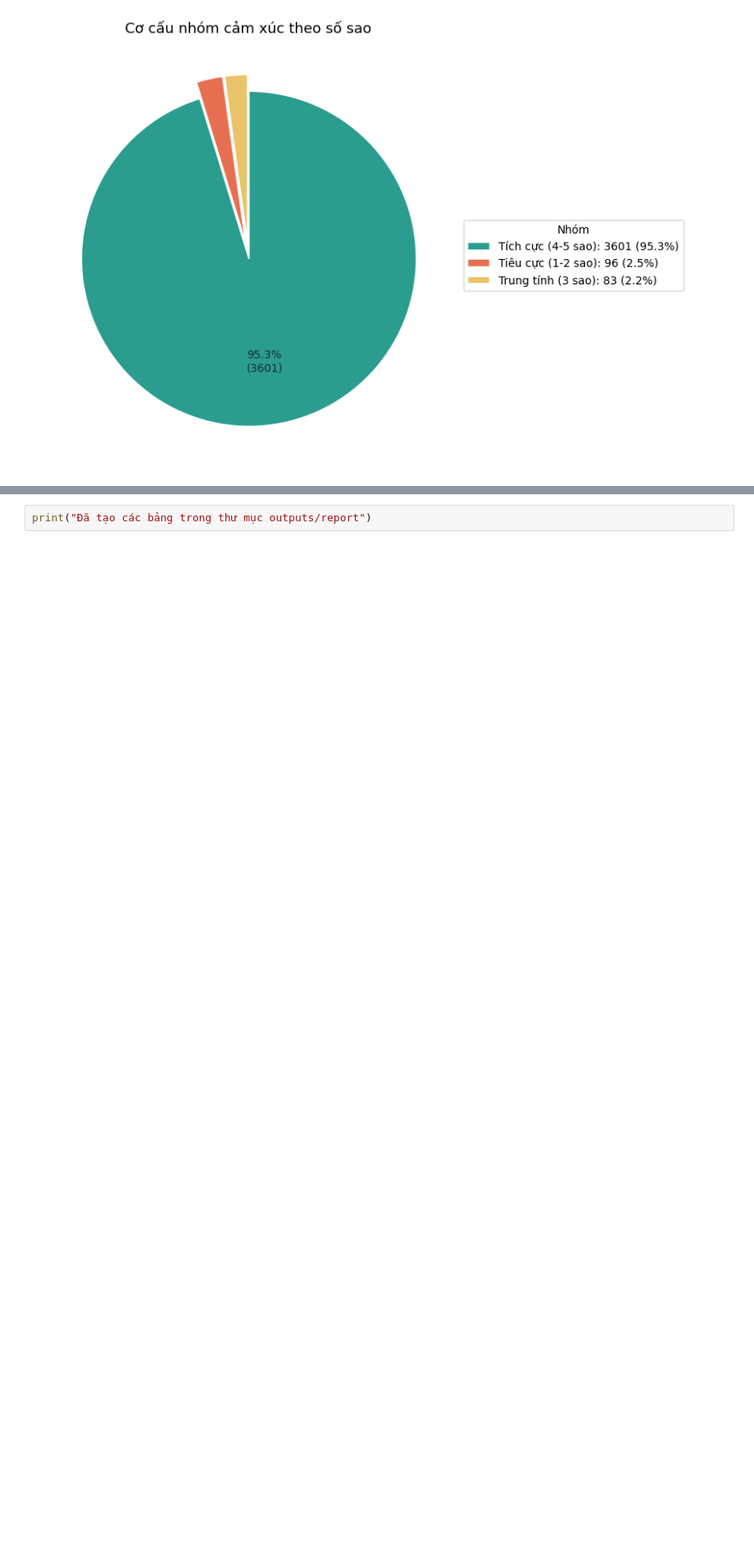
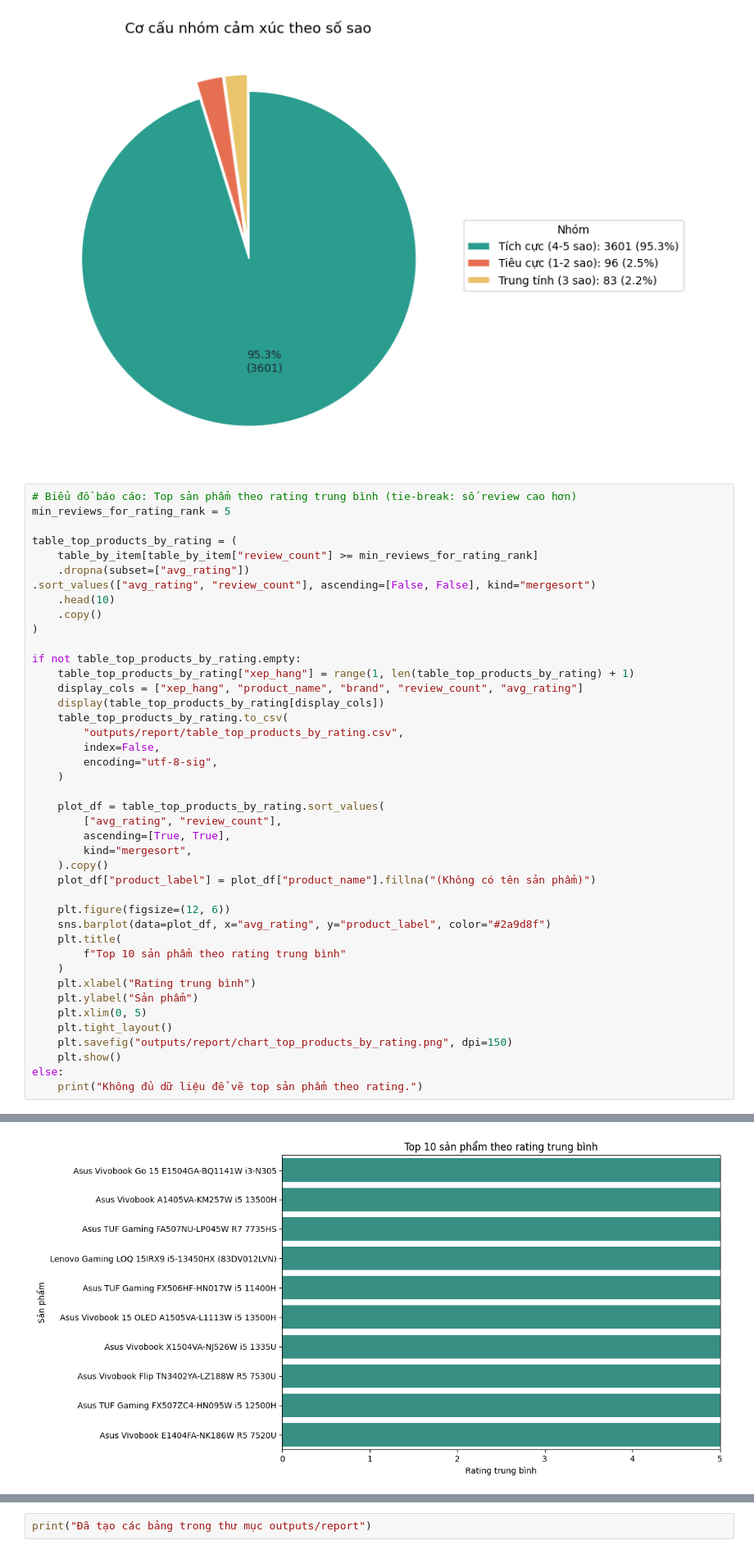
Before and after one commit to CodeingOver/KTLTTrongPTDL, a Jupyter notebook: 03_Report_Artifacts.ipynb, the cells around one changed output, grey strips where cells are left out. Shown at 82% size. Saved outputs shown, nothing was run; the diff lists cells and outputs as text; blank space fills up the shorter version.

```diff
--- a/03_Report_Artifacts.ipynb
+++ b/03_Report_Artifacts.ipynb
@@ -146,3 +146,46 @@ plt.show()
 # %% [output]
 [figure]
 [figure]
+# %%
+# Biểu đồ báo cáo: Top sản phẩm theo rating trung bình (tie-break: số review cao hơn)
+min_reviews_for_rating_rank = 5
+
+table_top_products_by_rating = (
+    table_by_item[table_by_item["review_count"] >= min_reviews_for_rating_rank]
+    .dropna(subset=["avg_rating"])
+.sort_values(["avg_rating", "review_count"], ascending=[False, False], kind="mergesort")
+    .head(10)
+    .copy()
+)
+
+if not table_top_products_by_rating.empty:
+    table_top_products_by_rating["xep_hang"] = range(1, len(table_top_products_by_rating) + 1)
+    display_cols = ["xep_hang", "product_name", "brand", "review_count", "avg_rating"]
+    display(table_top_products_by_rating[display_cols])
+    table_top_products_by_rating.to_csv(
+        "outputs/report/table_top_products_by_rating.csv",
+        index=False,
+        encoding="utf-8-sig",
+    )
+
+    plot_df = table_top_products_by_rating.sort_values(
+        ["avg_rating", "review_count"],
+        ascending=[True, True],
+        kind="mergesort",
+    ).copy()
+    plot_df["product_label"] = plot_df["product_name"].fillna("(Không có tên sản phẩm)")
+
+    plt.figure(figsize=(12, 6))
+    sns.barplot(data=plot_df, x="avg_rating", y="product_label", color="#2a9d8f")
+    plt.title(
+        f"Top 10 sản phẩm theo rating trung bình"
+    )
+    plt.xlabel("Rating trung bình")
+    plt.ylabel("Sản phẩm")
+    plt.xlim(0, 5)
+    plt.tight_layout()
+    plt.savefig("outputs/report/chart_top_products_by_rating.png", dpi=150)
+    plt.show()
+else:
+    print("Không đủ dữ liệu để vẽ top sản phẩm theo rating.")
+# %% [output]
@@ -149,3 +203,4 @@ plt.show()
+[figure, added]
 # %%
 table_data_dictionary = pd.DataFrame([
     ["review_id", "Mã review duy nhất"],
```
Also changed, not shown: parts of 1 cell of this notebook, 5 other files.
